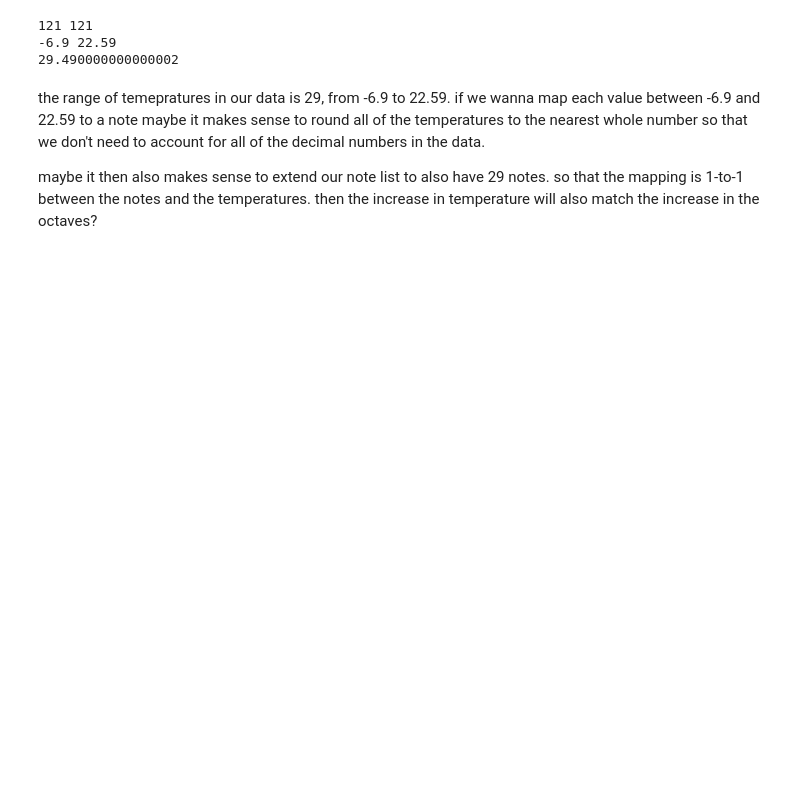
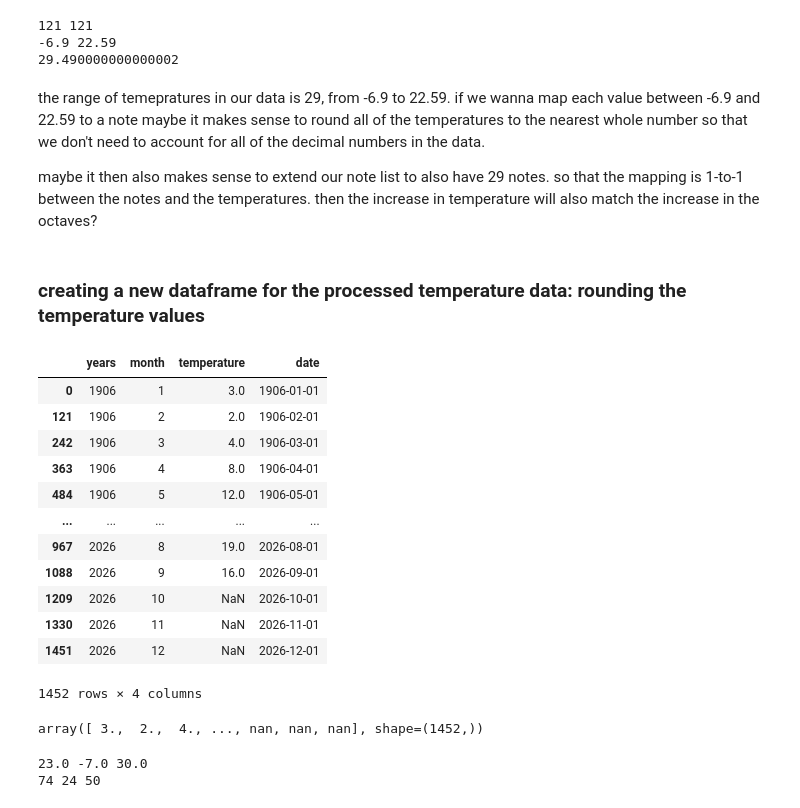
Before and after one commit to alisaikry/MusiciansTouchingGrass, a Jupyter notebook: notebook.ipynb, the cells around one changed output. Saved outputs shown, nothing was run; the diff lists cells and outputs as text; code cells hidden in the pictures; blank space fills up the shorter version.

```diff
--- a/notebook.ipynb
+++ b/notebook.ipynb
@@ -109,3 +117,46 @@ print(temp_range)
 the range of temepratures in our data is 29, from -6.9 to 22.59. if we wanna map each value between -6.9 and 22.59 to a note maybe it makes sense to round all of the temperatures to the nearest whole number so that we don't need to account for all of the decimal numbers in the data.
 
 maybe it then also makes sense to extend our note list to also have 29 notes. so that the mapping is 1-to-1 between the notes and the temperatures. then the increase in temperature will also match the increase in the octaves?
+# %% [markdown]
+### creating a new dataframe for the processed temperature data: rounding the temperature values
+# %%
+processed_df = (df.round())
+long_proc_df = processed_df.melt(id_vars='years', var_name="month", value_name='temperature')
+long_proc_df['date'] = pd.to_datetime(long_proc_df[['years', 'month']].assign(day=1))
+long_proc_df = long_proc_df.sort_values('date')
+long_proc_df
+# %% [output]
+|  | years | month | temperature | date |
+| 0 | 1906 | 1 | 3.0 | 1906-01-01 |
+| 121 | 1906 | 2 | 2.0 | 1906-02-01 |
+| 242 | 1906 | 3 | 4.0 | 1906-03-01 |
+| 363 | 1906 | 4 | 8.0 | 1906-04-01 |
+| 484 | 1906 | 5 | 12.0 | 1906-05-01 |
+| ... | ... | ... | ... | ... |
+| 967 | 2026 | 8 | 19.0 | 2026-08-01 |
+| 1088 | 2026 | 9 | 16.0 | 2026-09-01 |
+| 1209 | 2026 | 10 | NaN | 2026-10-01 |
+| 1330 | 2026 | 11 | NaN | 2026-11-01 |
+| 1451 | 2026 | 12 | NaN | 2026-12-01 |
+1452 rows × 4 columns
+# %%
+temps = np.array(long_proc_df['temperature'])
+temps
+# %% [output]
+array([ 3.,  2.,  4., ..., nan, nan, nan], shape=(1452,))
+# %%
+max_temp = max(temps)
+min_temp = min(temps)
+range_temp = max_temp - min_temp
+print(max_temp, min_temp, range_temp)
+
+
+max_midi = max(midi_notes)
+min_midi = min(midi_notes)
+range_midi = max_midi - min_midi
+
+
+print(max_midi, min_midi, range_midi)
+# %% [output]
+23.0 -7.0 30.0
+74 24 50
```
Also changed, not shown: parts of 11 cells of this notebook.
